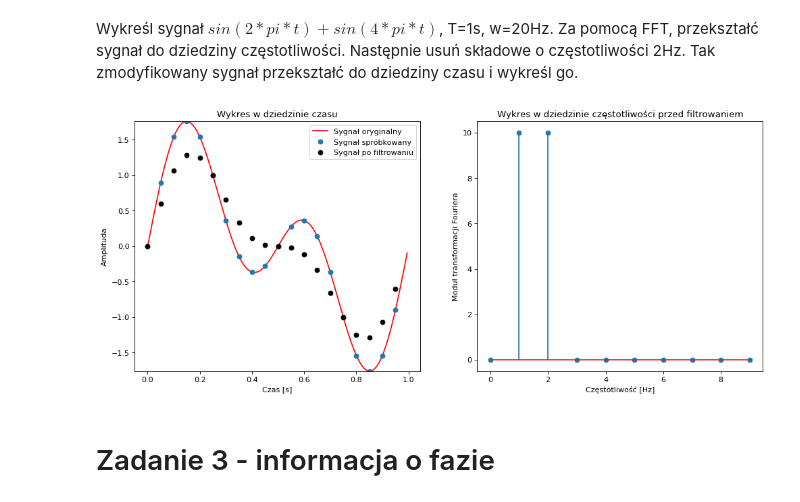
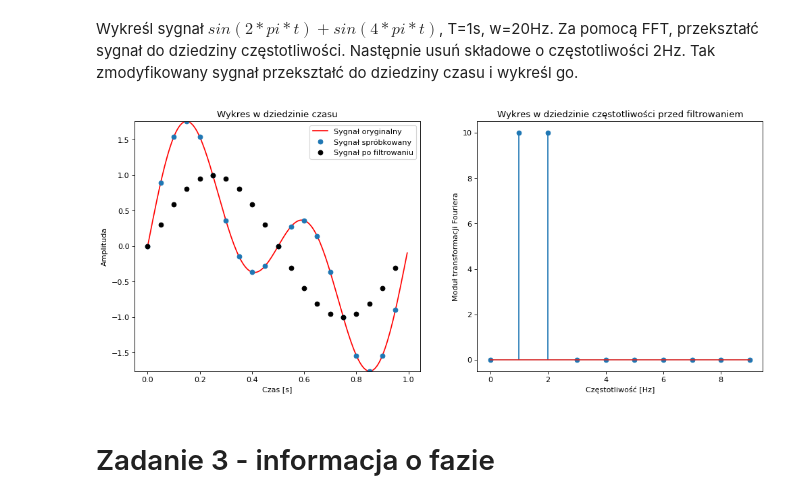
Before and after one commit to andziuba/human-computer-interaction, a Jupyter notebook: 05. sygnały II/sygnaly2.ipynb, the cells around one changed output. Saved outputs shown, nothing was run; the diff lists cells and outputs as text; code cells hidden in the pictures.

```diff
--- a/05. sygnały II/sygnaly2.ipynb
+++ b/05. sygnały II/sygnaly2.ipynb
@@ -78,35 +78,37 @@ freqs = np.fft.fftfreq(n, TW)
 positive_freqs = freqs[:n // 2]
 positive_signal1 = np.abs(signal1[:n // 2])
 
 # Filtowanie sygnału
 filtered_signal1 = np.copy(signal1)
-filtered_signal1[2] = 0  # usunięcie składowej 2 Hz
+# Usunięcie składowej 2 Hz
+filtered_signal1[2] = 0
+filtered_signal1[-2] = 0
 
 # Odwrotna transformata Fouriera
 filtered_signal = np.fft.ifft(filtered_signal1).real
 
 # Wykres sygnału w dziedzinie czasu
 fig = plt.figure(figsize=(15, 6), dpi=80)
 ax = fig.add_subplot(121)
 ax.plot(base_t, base_signal, linestyle='-', color='red', label='Sygnał oryginalny')
 ax.plot(t, signal, 'o',label='Sygnał spróbkowany')
 ax.plot(t, filtered_signal, 'o', color='black', label='Sygnał po filtrowaniu')
 ax.set_ylim([min(base_signal), max(base_signal)])
 ax.set_xlabel('Czas [s]')
 ax.set_ylabel('Amplituda')
 ax.set_title("Wykres w dziedzinie czasu")
 ax.legend()
 
 # Wykres sygnału w dziedzinie częstotliwości
 ax = fig.add_subplot(122)
 ax.stem(positive_freqs, positive_signal1, '-*')
 ax.set_xlabel('Częstotliwość [Hz]')
 ax.set_ylabel('Moduł transformacji Fouriera')
 ax.set_title("Wykres w dziedzinie częstotliwości przed filtrowaniem")
 
 plt.show()
 # %% [output]
-[figure, old version]
+[figure, new version]
 # %% [markdown]
 # Zadanie 3 - informacja o fazie
 # %% [markdown]
```
Also changed, not shown: parts of 1 cell of this notebook.
